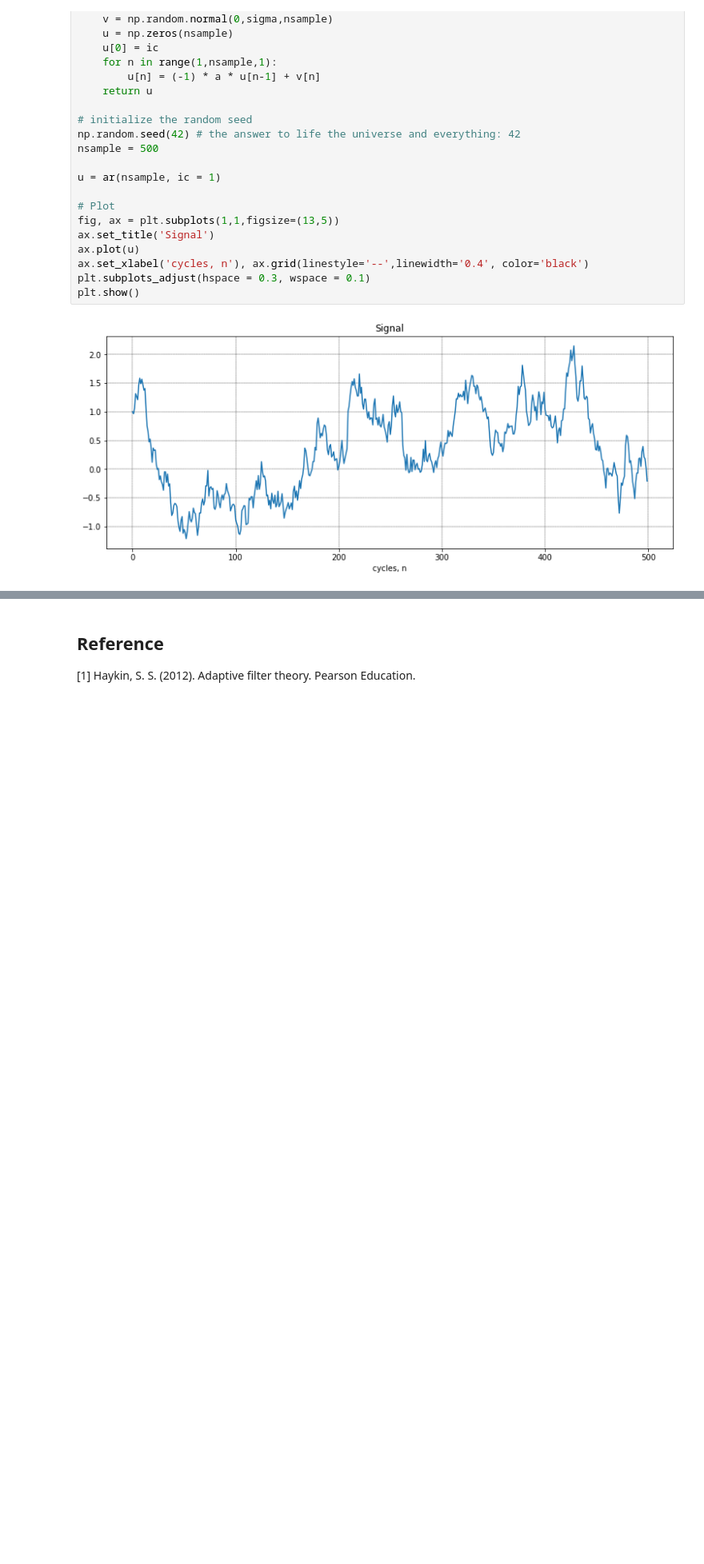
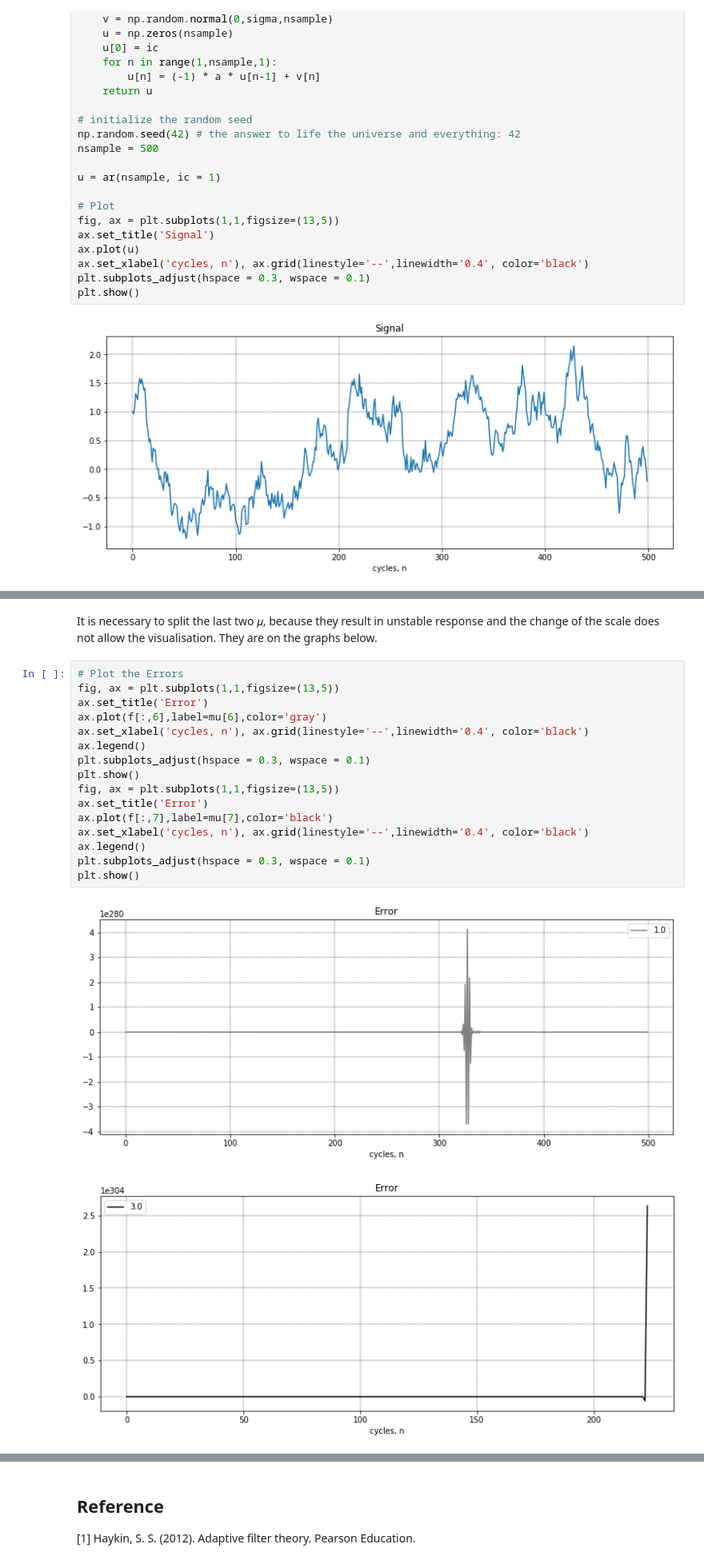
Before and after one commit to natanaelmgomes/AF4_LMS_NLMS, a Jupyter notebook: AF4_LMS_NLMS.ipynb, the cells around one changed output, grey strips where cells are left out. Shown at 80% size. Saved outputs shown, nothing was run; the diff lists cells and outputs as text; blank space fills up the shorter version.

```diff
--- a/AF4_LMS_NLMS.ipynb
+++ b/AF4_LMS_NLMS.ipynb
@@ -107,0 +173,21 @@ The book states that the variance of the process is $\\𝜎^2 = 0.936$, but to a
+# %% [markdown]
+It is necessary to split the last two 𝜇, because they result in unstable response and the change of the scale does not allow the visualisation. They are on the graphs below.
+# %%
+# Plot the Errors
+fig, ax = plt.subplots(1,1,figsize=(13,5))
+ax.set_title('Error')
+ax.plot(f[:,6],label=mu[6],color='gray')
+ax.set_xlabel('cycles, n'), ax.grid(linestyle='--',linewidth='0.4', color='black')
+ax.legend()
+plt.subplots_adjust(hspace = 0.3, wspace = 0.1)
+plt.show()
+fig, ax = plt.subplots(1,1,figsize=(13,5))
+ax.set_title('Error')
+ax.plot(f[:,7],label=mu[7],color='black')
+ax.set_xlabel('cycles, n'), ax.grid(linestyle='--',linewidth='0.4', color='black')
+ax.legend()
+plt.subplots_adjust(hspace = 0.3, wspace = 0.1)
+plt.show()
+# %% [output]
+[figure, added]
+[figure, added]
```
Also changed, not shown: parts of 8 cells of this notebook.
